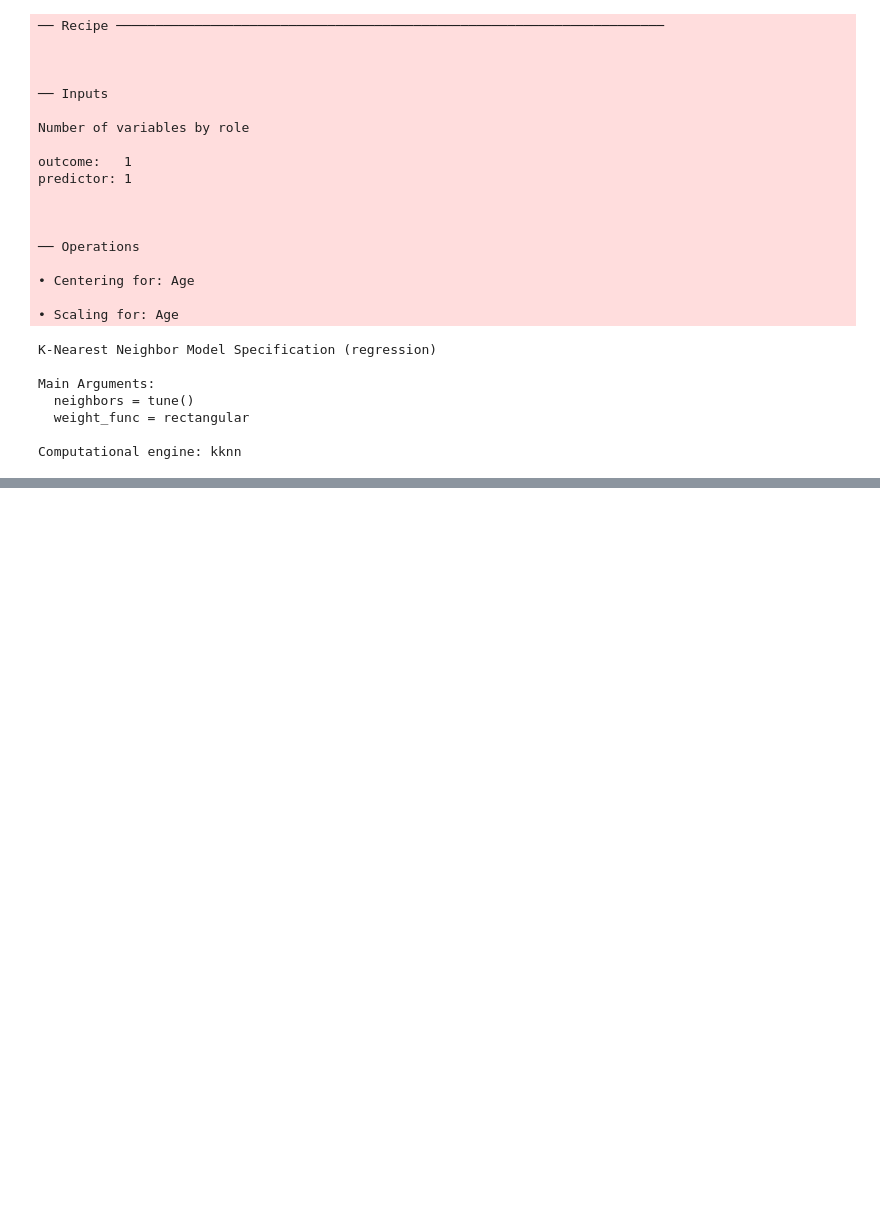
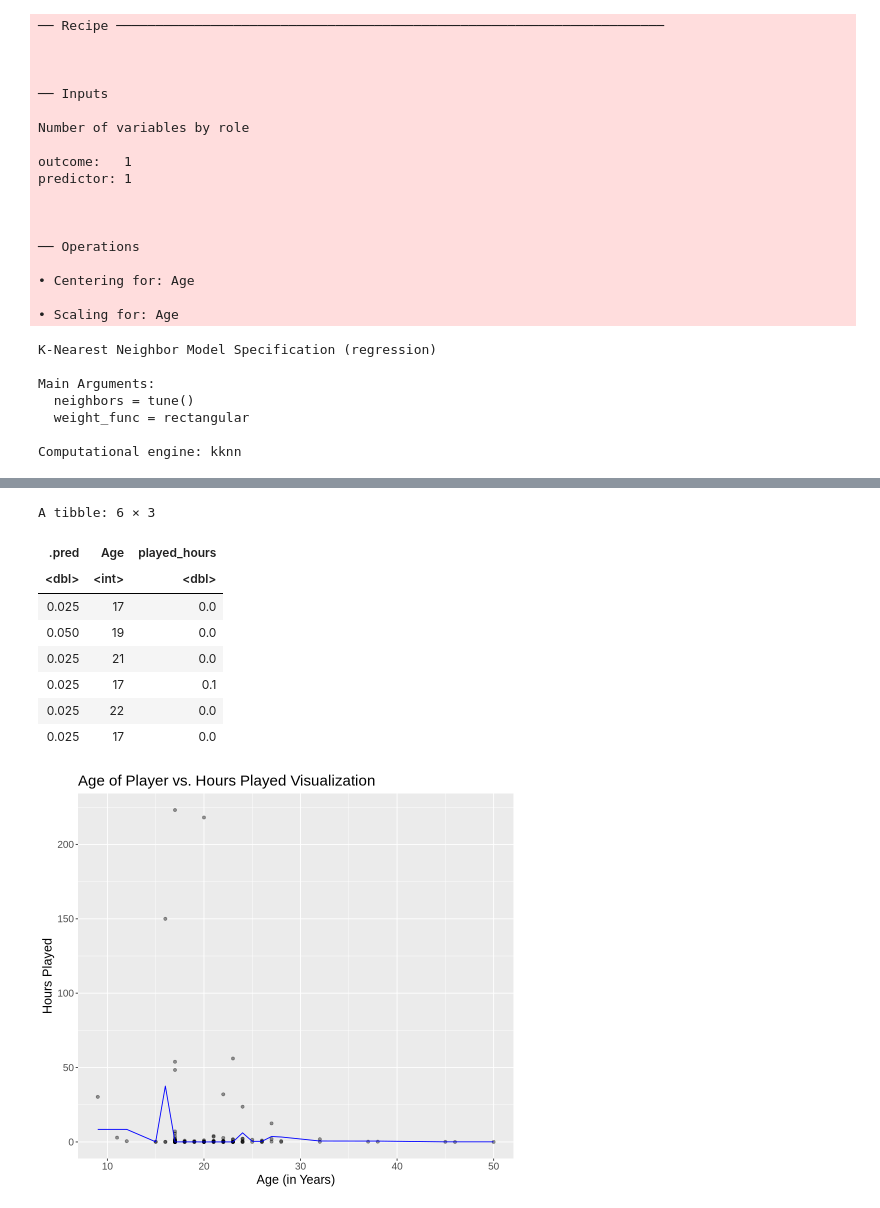
Before and after one commit to Alexis-Jang/Group7-DSCI100project, a Jupyter notebook: Actual Project.ipynb, the cells around one changed output, grey strips where cells are left out. Cells and saved outputs as stored; diff of their text form; code cells hidden in the pictures; blank space fills up the shorter version.

```diff
--- a/Actual Project.ipynb
+++ b/Actual Project.ipynb
@@ -278,7 +303,25 @@ Best k: 4
 # %%
-
-# ggplot(players_testing, aes(x = played_hours, y = .pred)) +
-#   geom_point() +
-#   geom_abline(slope = 1, intercept = 0, color = "red") +
-#   theme_minimal() +
-#   labs(x = "Actual Values", y = "Predicted Values")
+set.seed(123)
+#now, we will make a visualization of our analysis
+age_pred <- age_fit |>
+          predict(players_training) |>
+          bind_cols(players_training)
+head(age_pred)
+age_plot <- age_pred|>
+    ggplot(aes(x = Age, y = played_hours)) +
+    geom_point(alpha = 0.4) +
+    geom_line(data = age_pred, mapping = aes(x = Age, y = .pred), colour = "blue") +
+    labs(x = "Age (in Years)", y = "Hours Played", title = "Age of Player vs. Hours Played Visualization")+
+    theme(text = element_text(size = 15))
+age_plot
+# %% [output]
+A tibble: 6 × 3
+| .pred | Age | played_hours |
+| <dbl> | <int> | <dbl> |
+| 0.025 | 17 | 0.0 |
+| 0.050 | 19 | 0.0 |
+| 0.025 | 21 | 0.0 |
+| 0.025 | 17 | 0.1 |
+| 0.025 | 22 | 0.0 |
+| 0.025 | 17 | 0.0 |
+[figure, added]
```
Also changed, not shown: parts of 12 cells of this notebook.
